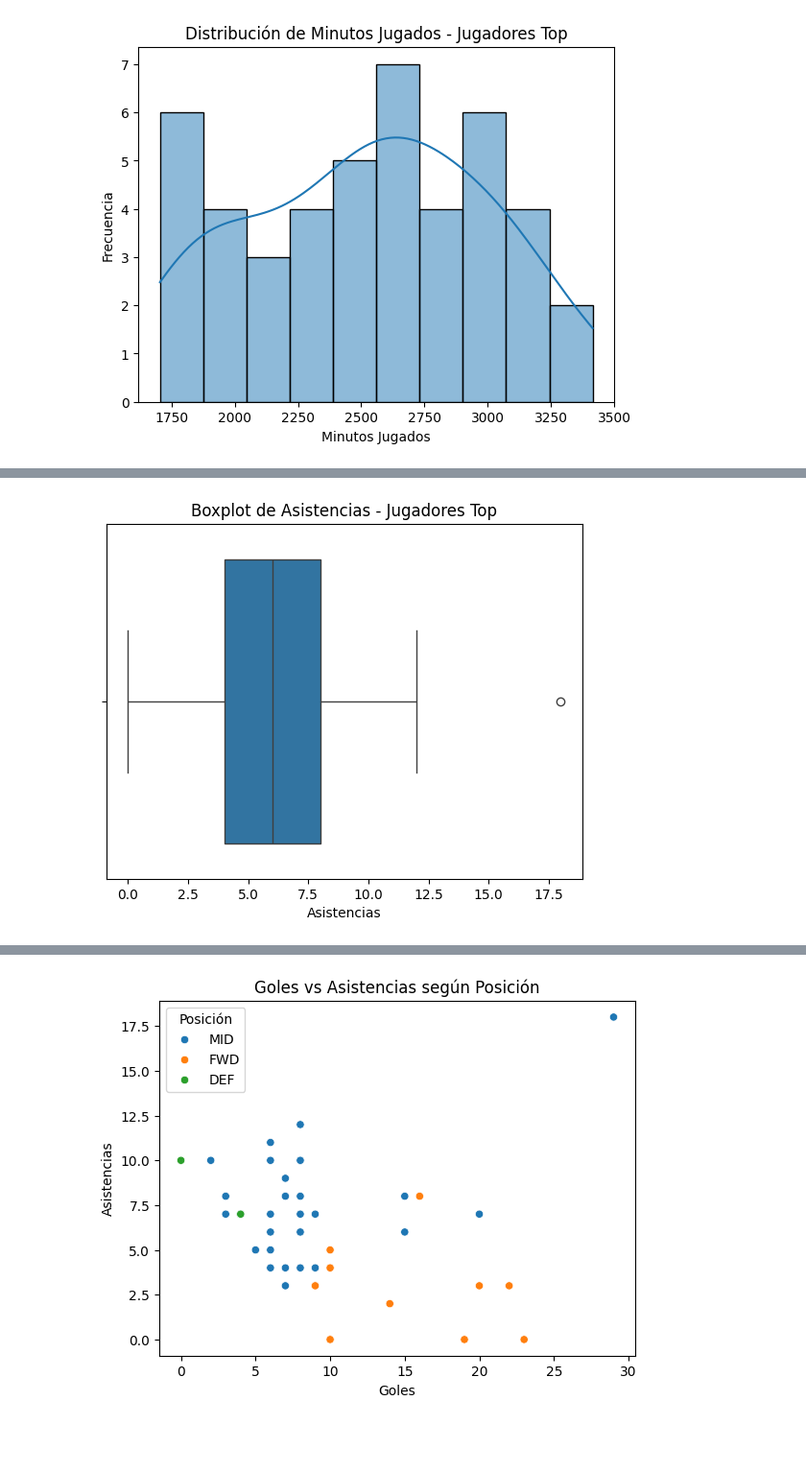
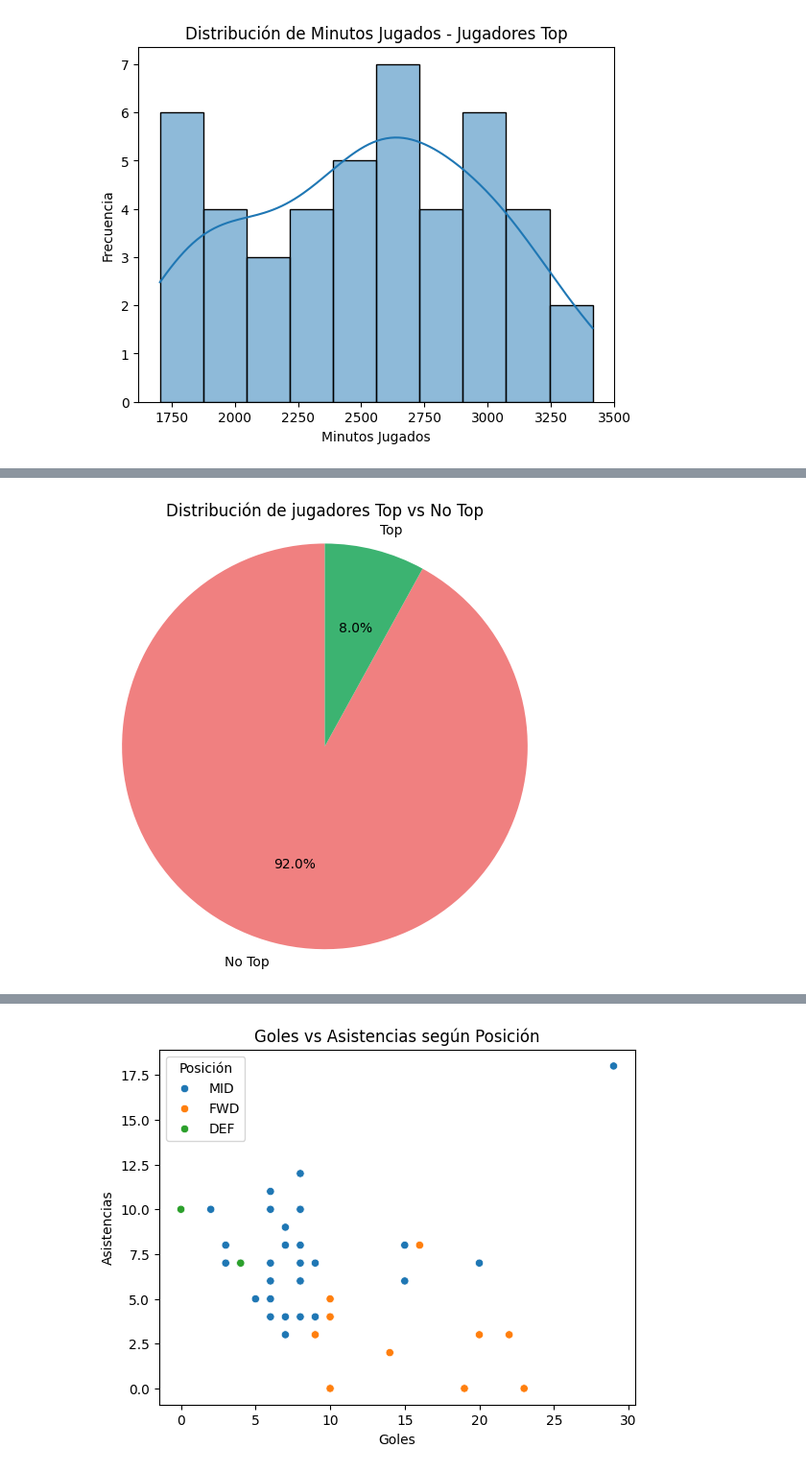
Before and after one commit to Carlosnava16/Unit-2-Use-case-, a Jupyter notebook: Unite 2 use case/epl_top_players_classification.ipynb, the cells around one changed output, grey strips where cells are left out. Shown at 96% size. Drawn from its saved outputs; the diff is of its cells as text; code cells hidden in the pictures; blank space fills up the shorter version.

```diff
--- a/Unite 2 use case/epl_top_players_classification.ipynb
+++ b/Unite 2 use case/epl_top_players_classification.ipynb
@@ -254,8 +261,13 @@ plt.show()
 # %%
-sns.boxplot(x=df_top['Assists'])
-plt.title('Boxplot de Asistencias - Jugadores Top')
-plt.xlabel('Asistencias')
+labels = ['No Top', 'Top']
+counts = df['is_top_player'].value_counts()
+colors = ['lightcoral', 'mediumseagreen']
+
+plt.figure(figsize=(6, 6))
+plt.pie(counts, labels=labels, autopct='%1.1f%%', startangle=90, colors=colors)
+plt.title('Distribución de jugadores Top vs No Top')
+plt.axis('equal')  # Hace que el gráfico sea un círculo
 plt.show()
 # %% [output]
-[figure, old version]
+[figure, new version]
 # %%
```
Also changed, not shown: parts of 3 cells of this notebook.
